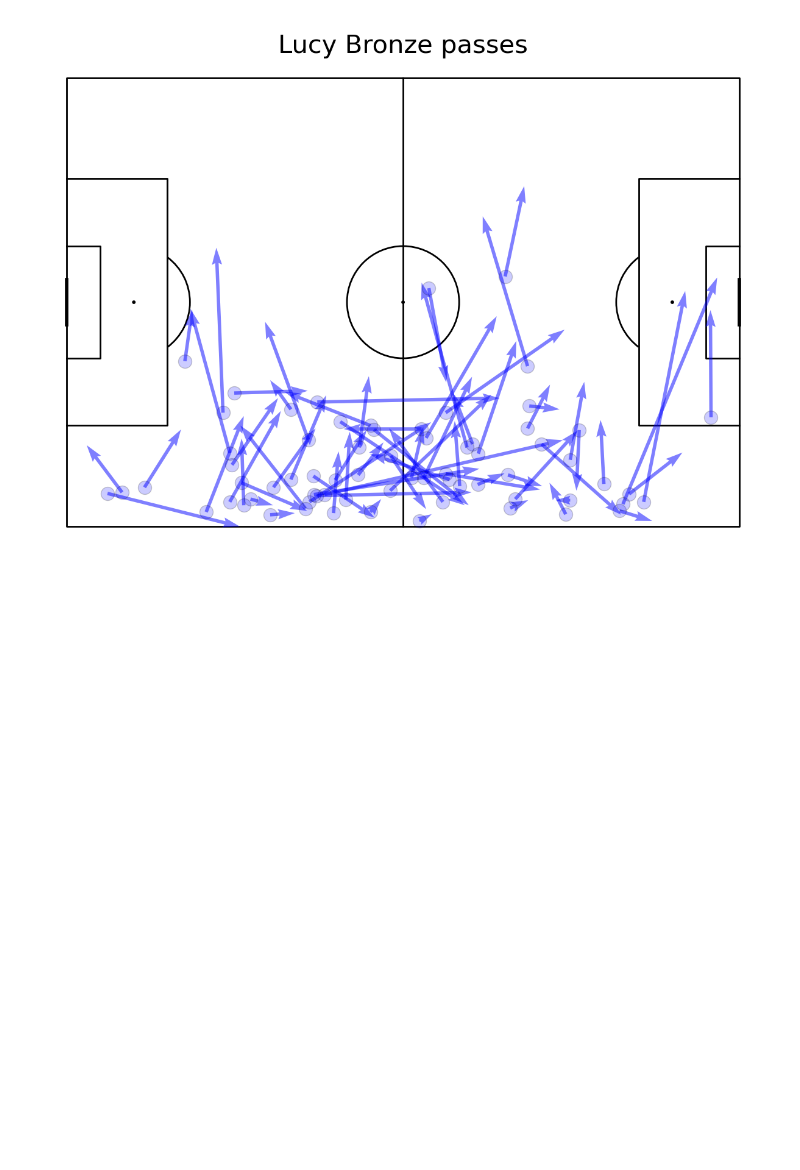
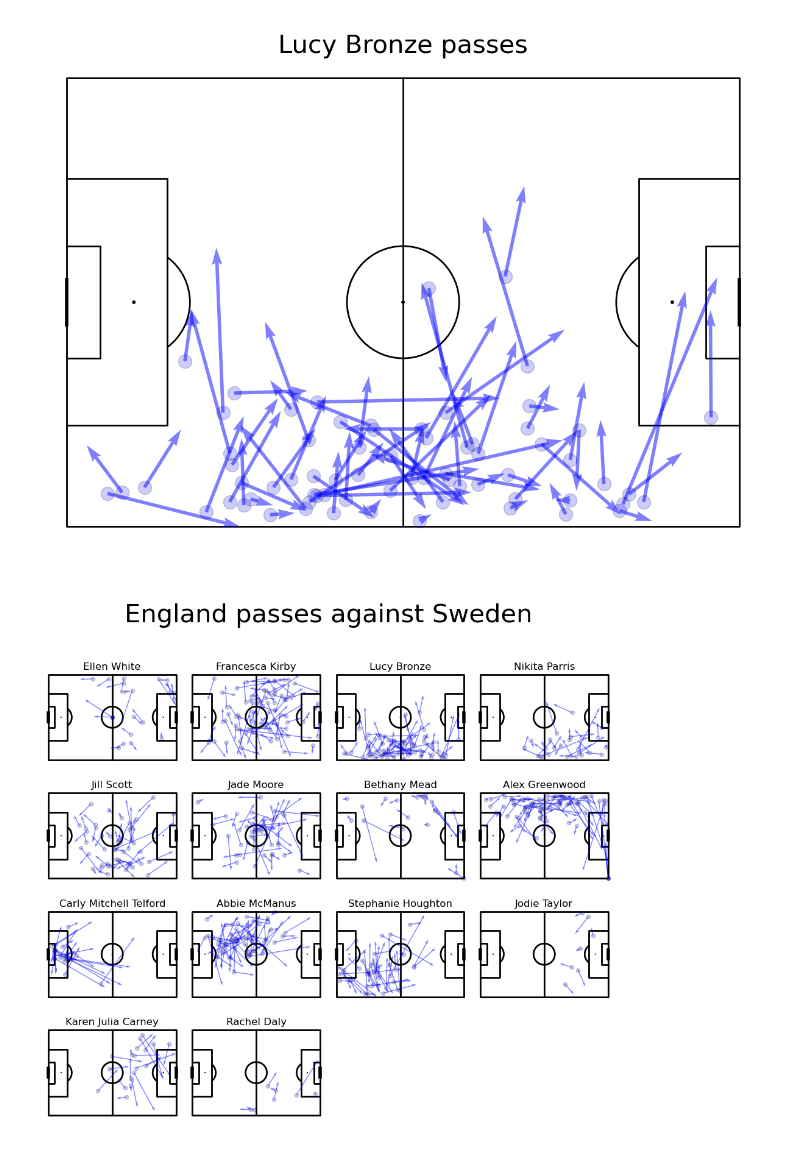
Before and after one commit to MarijnSt/soccermatics, a Jupyter notebook: 1-event-data/1-2-plotting-passes.ipynb, the cells around one changed output. Cells and saved outputs as stored; diff of their text form; code cells hidden in the pictures; blank space fills up the shorter version.

Commit message:
plotting pass maps for different players together

```diff
--- a/1-event-data/1-2-plotting-passes.ipynb
+++ b/1-event-data/1-2-plotting-passes.ipynb
@@ -21,3 +21,40 @@ fig.suptitle(f"Lucy Bronze passes", fontsize=30)
 plt.show()
 # %% [output]
 [figure]
+# %%
+# PLOT PASS MAP FOR ALL PLAYERS
+# get England passes
+mask_england = (df.type_name == 'Pass') & (df.team_name == "England Women's") & (df.sub_type_name != "Throw-in")
+passes_england = df.loc[mask_england, ["x", "y", "end_x", "end_y", "player_name"]]
+
+# get list of unique player names
+player_names = passes_england["player_name"].unique()
+
+# setup pitches
+pitch = Pitch(line_color='black', pad_top=20)
+fig, axs = pitch.grid(ncols = 4, nrows = 4, grid_height=0.85, title_height=0.06, axis=False,
+                     endnote_height=0.04, title_space=0.04, endnote_space=0.01)
+
+# loop over player names and plot passes
+for name, ax in zip(player_names, axs['pitch'].flat[:len(player_names)]):
+    # put player name over plot
+    ax.text(60, -12, name, ha='center', va='top', fontsize=12)
+
+    # get passes for player
+    passes_player = passes_england.loc[passes_england["player_name"] == name]
+
+    # scatter passes
+    pitch.scatter(passes_player["x"], passes_player["y"], alpha=0.2, s=20, color="blue", ax=ax, edgecolors="black")
+
+    # plot arrows
+    pitch.arrows(passes_player["x"], passes_player["y"], passes_player["end_x"], passes_player["end_y"], ax=ax, color="blue", alpha=0.5, width=1)
+
+# remove empty pitches
+for ax in axs['pitch'].flat[len(player_names):]:
+    ax.remove()
+
+# add title
+axs['title'].text(0.5, 0.5, 'England passes against Sweden', ha='center', va='center', fontsize=30)
+plt.show()
+# %% [output]
+[figure, added]
```
